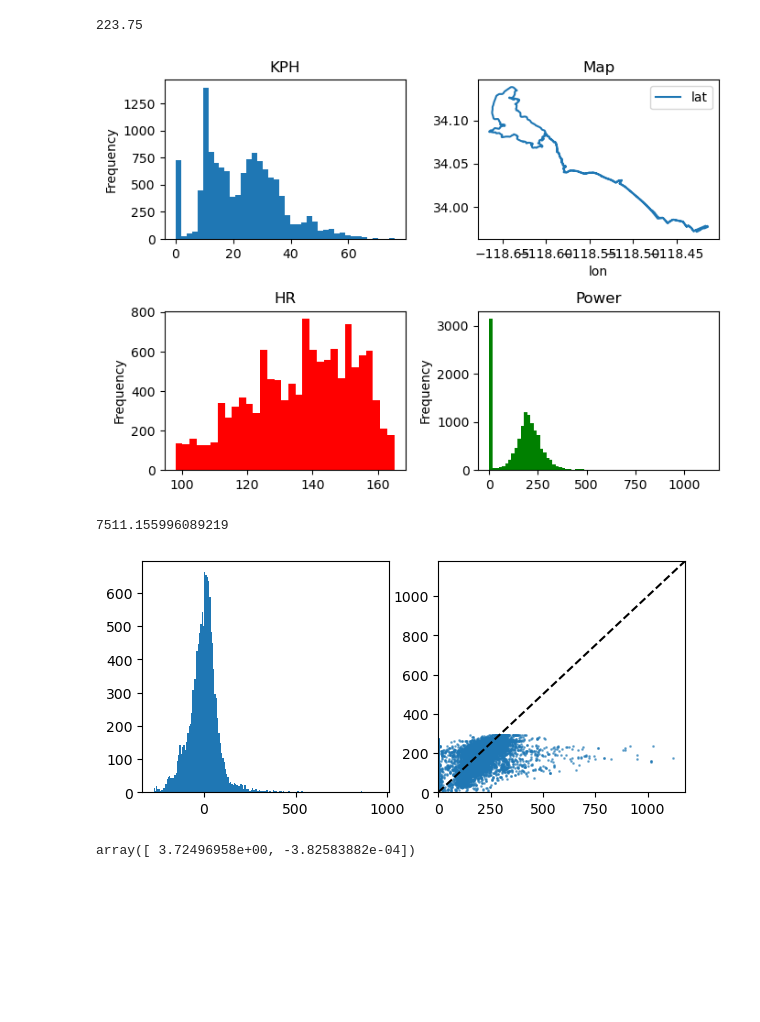
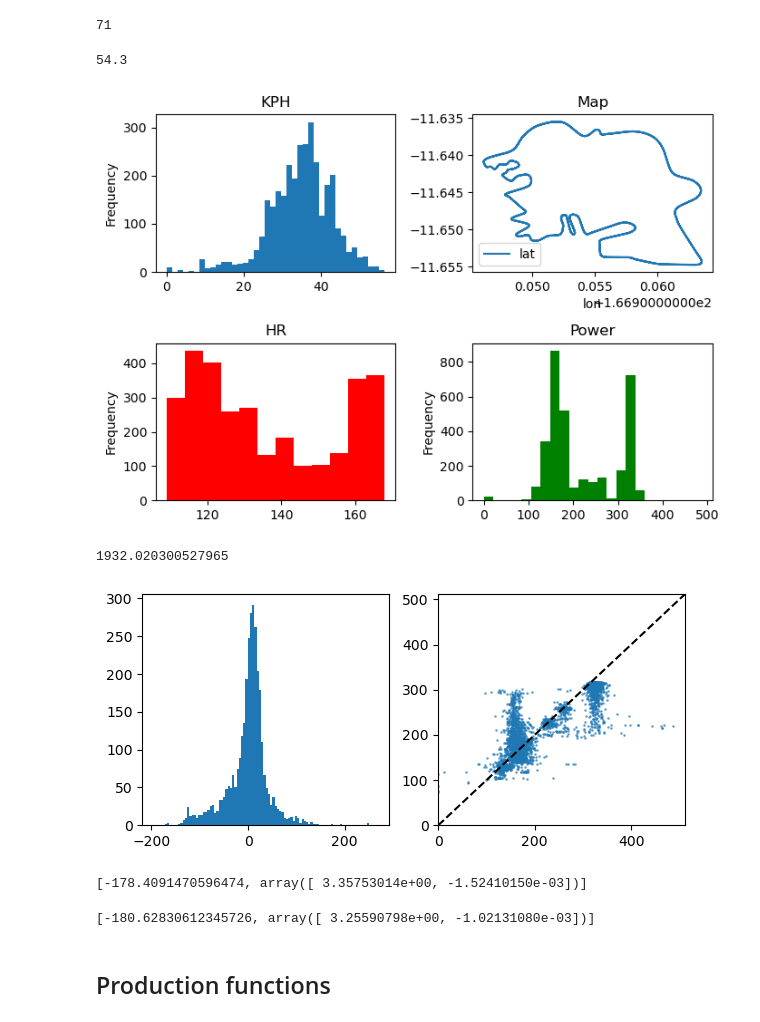
Before and after one commit to RyanAugust/TriNet, a Jupyter notebook: activity_ef.ipynb, the cells around one changed output. Cells and saved outputs as stored; diff of their text form; code cells hidden in the pictures; blank space fills up the shorter version.

Commit message:
production modeling on activity vector

```diff
--- a/activity_ef.ipynb
+++ b/activity_ef.ipynb
@@ -17,18 +17,25 @@ def plot_activity_summary(ac):
     ac['watts'].plot(kind='hist', bins='fd', title='Power', color='green', ax=axs[1][1])
     fig.tight_layout()
 # %%
-activ = cp.get_activities(athlete="Ryan Duecker"
-                         ,start_date="2022/01/01"
-                         ,end_date="2023/01/01"
-                         ,activity_filenames_only=True)
+activ = cp.get_activities("Ryan Duecker"
+                         ,start_date="2021/01/01"
+                         ,end_date="2023/02/01"
+                         ,metadata=['Workout_Code','Sport']
+                         ,activity_filenames_only=False)
+# %%
+fns = activ[(activ['Sport'] == 'Bike') & (activ['Workout_Code'] == 'AnE')]['filename'].tolist()
+# %%
+len(fns)
+# %% [output]
+71
 # %%
 ac = cp.get_activity(athlete="Ryan Duecker"
-                    ,activity_filename=activ[-16])
+                    ,activity_filename=fns[-1])
 plot_activity_summary(ac)
 print(ac['secs'].to_numpy()[-1]/60)
 # %% [output]
-223.75
+54.3
-[figure, old version]
+[figure, new version]
 # %%
 var_Ti = ac['temp'].mean()
 var_HRi = ac['hr'].to_numpy()
@@ -47,7 +54,7 @@ y_hat = reg.predict(X)
 errors = y - y_hat
 (errors**2).sum()/errors.shape[0]
 # %% [output]
-7511.155996089219
+1932.020300527965
 # %%
 fig, axs = plt.subplots(1,2, figsize=(7,3))
 axs[0].hist(errors, label='errors', bins='fd')
@@ -56,8 +63,14 @@ axs[1].scatter(y, y_hat, label='actual vs. predicted', s=1, alpha=.5)
 axs[1].set_xlim(0,y.max()*1.05)
 axs[1].set_ylim(0,y.max()*1.05);
 # %% [output]
-[figure, old version]
+[figure, new version]
-# %%
-reg.coef_
-# %% [output]
-array([ 3.72496958e+00, -3.82583882e-04])
+# %%
+[reg.intercept_,reg.coef_]
+# %% [output]
+[-178.4091470596474, array([ 3.35753014e+00, -1.52410150e-03])]
+# %%
+[reg.intercept_,reg.coef_]
+# %% [output]
+[-180.62830612345726, array([ 3.25590798e+00, -1.02131080e-03])]
+# %% [markdown]
+## Production functions
```
Also changed, not shown: parts of 9 cells of this notebook.
